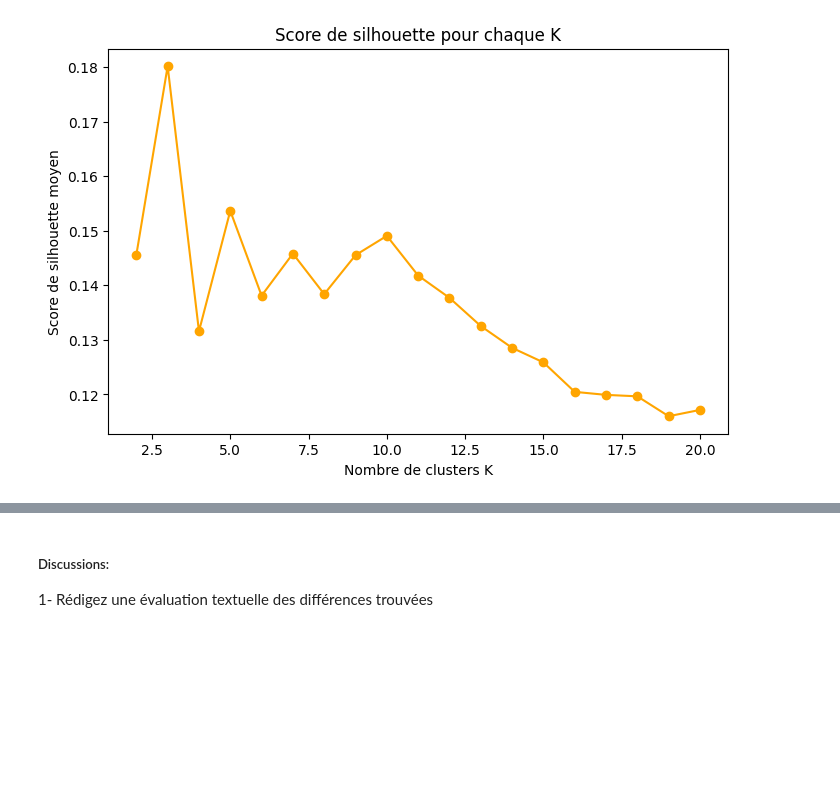
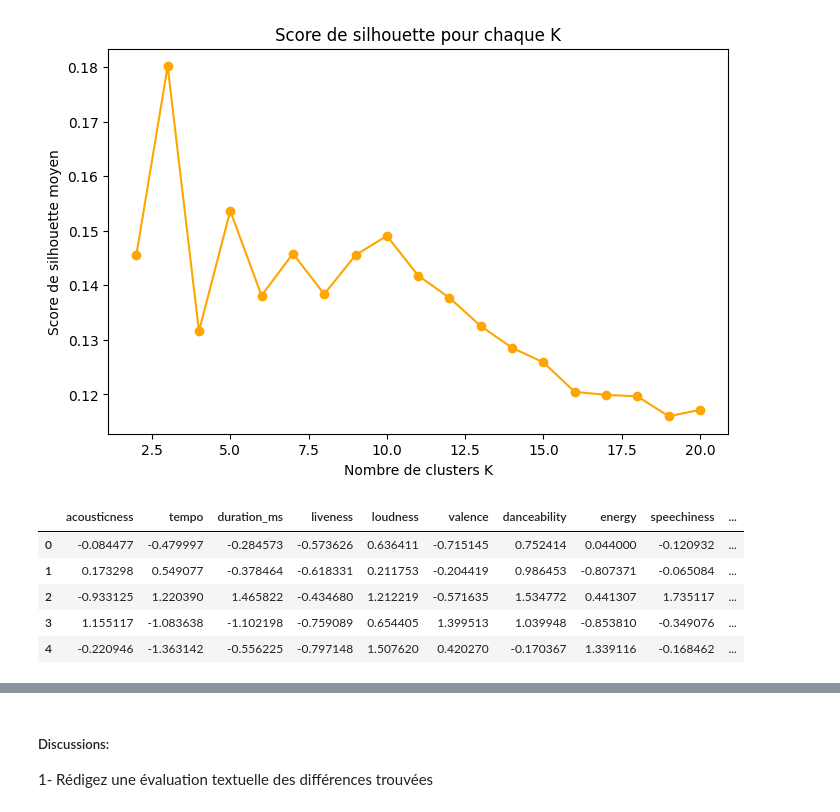
Before and after one commit to WillMart91/DataScience, a Jupyter notebook: TP2-20241109/TP2-A2024.ipynb, the cells around one changed output, grey strips where cells are left out. Saved outputs shown, nothing was run; the diff lists cells and outputs as text; code cells hidden in the pictures; blank space fills up the shorter version.

```diff
--- a/TP2-20241109/TP2-A2024.ipynb
+++ b/TP2-20241109/TP2-A2024.ipynb
@@ -228,3 +232,30 @@ plt.show()
 # %% [output]
 [figure]
 [figure]
+# %%
+from sklearn.ensemble import RandomForestClassifier
+import numpy as np
+
+y_random = np.random.randint(2, size=len(df_numeric))
+
+rf = RandomForestClassifier()
+rf.fit(df_numeric, y_random)
+
+importances = rf.feature_importances_
+
+feature_importance_df = pd.DataFrame({'feature': df_numeric.columns, 'importance': importances})
+feature_importance_df = feature_importance_df.sort_values(by='importance', ascending=False)
+
+selected_features_rf = feature_importance_df[feature_importance_df['importance'] > 0.07]['feature'].tolist()
+
+
+df_reduced = df_numeric[selected_features_rf]
+
+df_reduced.head()
+# %% [output]
+|  | acousticness | tempo | duration_ms | liveness | loudness | valence | danceability | energy | speechiness | ... |
+| 0 | -0.084477 | -0.479997 | -0.284573 | -0.573626 | 0.636411 | -0.715145 | 0.752414 | 0.044000 | -0.120932 | ... |
+| 1 | 0.173298 | 0.549077 | -0.378464 | -0.618331 | 0.211753 | -0.204419 | 0.986453 | -0.807371 | -0.065084 | ... |
+| 2 | -0.933125 | 1.220390 | 1.465822 | -0.434680 | 1.212219 | -0.571635 | 1.534772 | 0.441307 | 1.735117 | ... |
+| 3 | 1.155117 | -1.083638 | -1.102198 | -0.759089 | 0.654405 | 1.399513 | 1.039948 | -0.853810 | -0.349076 | ... |
+| 4 | -0.220946 | -1.363142 | -0.556225 | -0.797148 | 1.507620 | 0.420270 | -0.170367 | 1.339116 | -0.168462 | ... |
```
Also changed, not shown: parts of 11 cells of this notebook.
